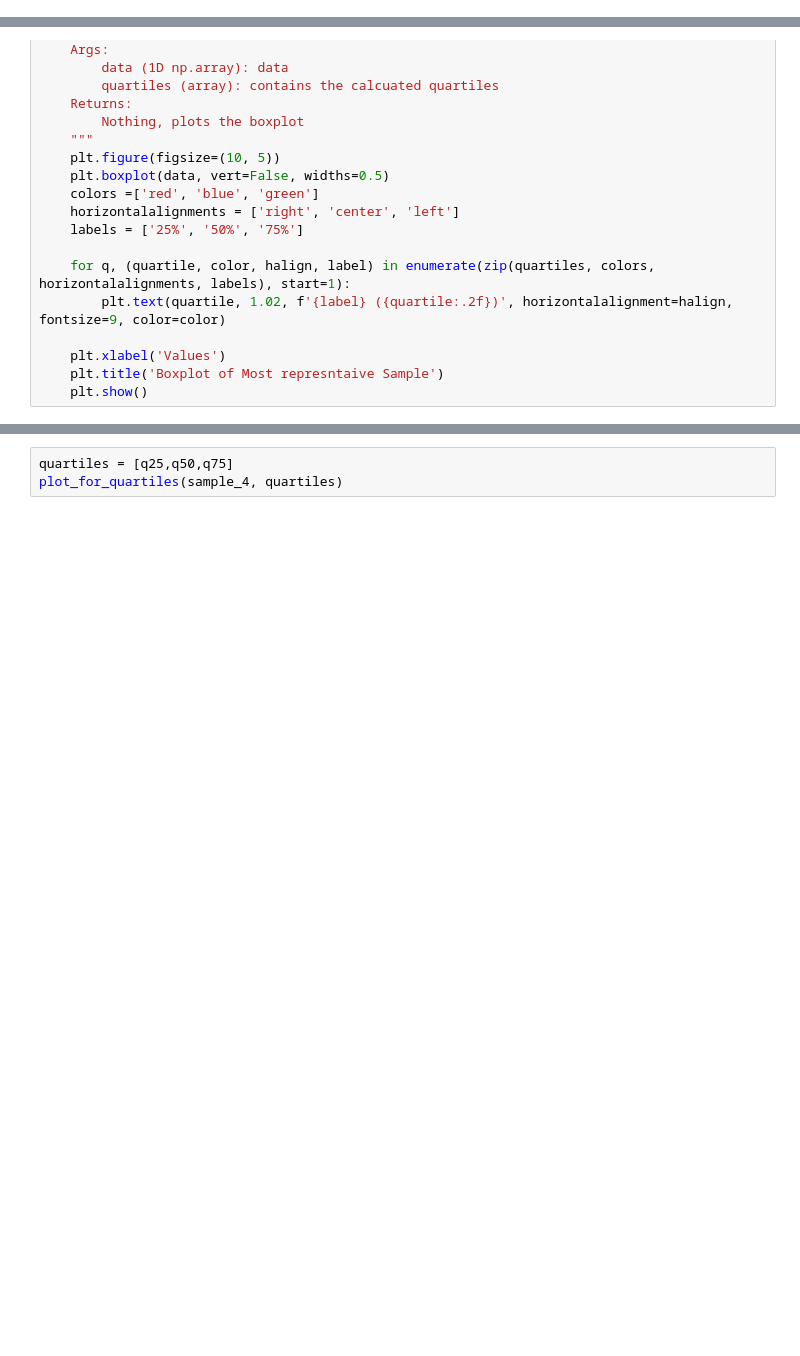
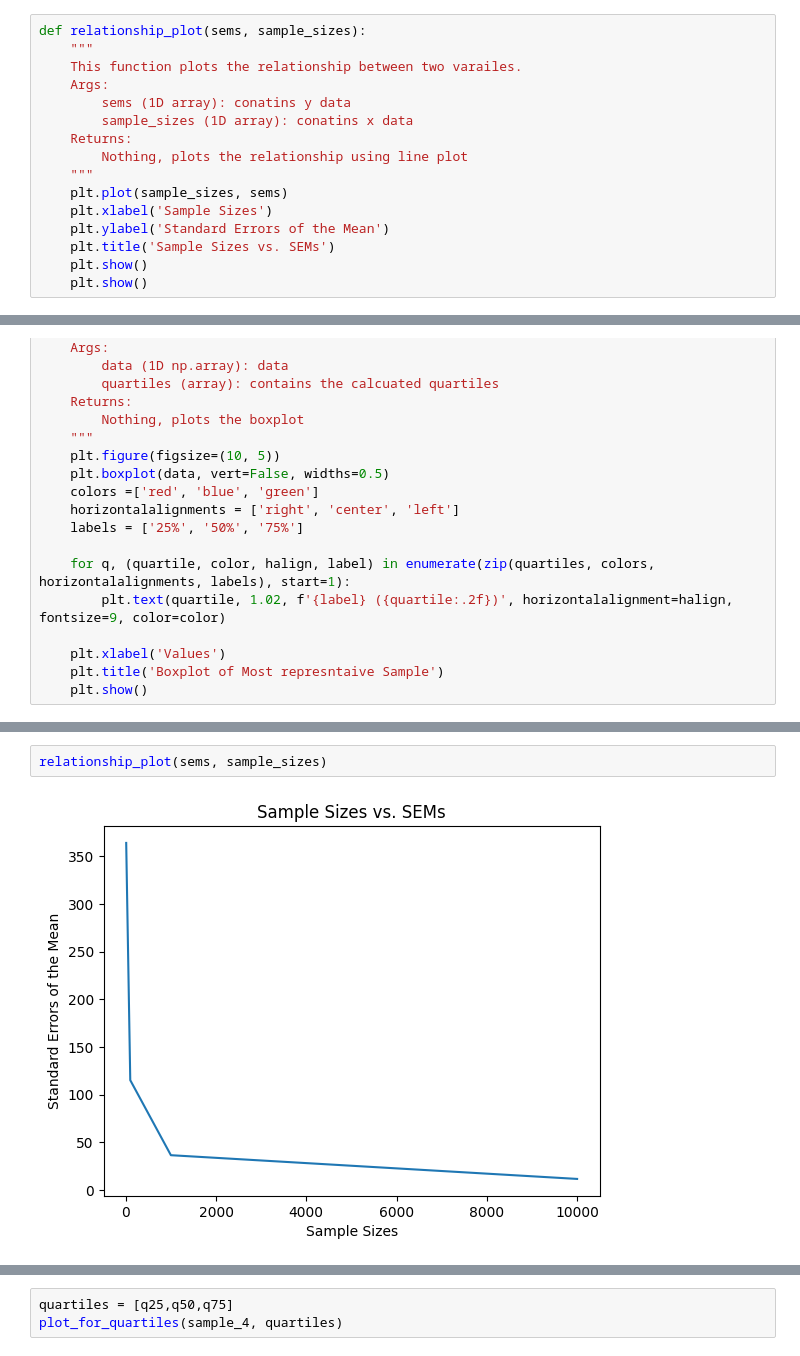
Before and after one commit to sondosaabed/SP.TOP-Data-Science-and-Analytics, a Jupyter notebook: Assignments/A3/1190652_A3.ipynb, the cells around one changed output, grey strips where cells are left out. Drawn from its saved outputs; the diff is of its cells as text; blank space fills up the shorter version.

```diff
--- a/Assignments/A3/1190652_A3.ipynb
+++ b/Assignments/A3/1190652_A3.ipynb
@@ -408,3 +420,19 @@ The minmum sample error with inxed:  3
+# %%
+def relationship_plot(sems, sample_sizes):
+    """
+    This function plots the relationship between two varailes.
+    Args:
+        sems (1D array): conatins y data
+        sample_sizes (1D array): conatins x data
+    Returns:
+        Nothing, plots the relationship using line plot
+    """
+    plt.plot(sample_sizes, sems)
+    plt.xlabel('Sample Sizes')
+    plt.ylabel('Standard Errors of the Mean')
+    plt.title('Sample Sizes vs. SEMs')
+    plt.show()
+    plt.show()
 # %% [markdown]
 ##### <b>Quartiles</b>
 this section is calcualted one the most representative sample of teh data, which is sample 4
@@ -459,0 +551,4 @@ def plot_for_quartiles(data = None, quartiles =None):
+# %%
+relationship_plot(sems, sample_sizes)
+# %% [output]
+[figure, added]
```
Also changed, not shown: parts of 32 cells of this notebook.
